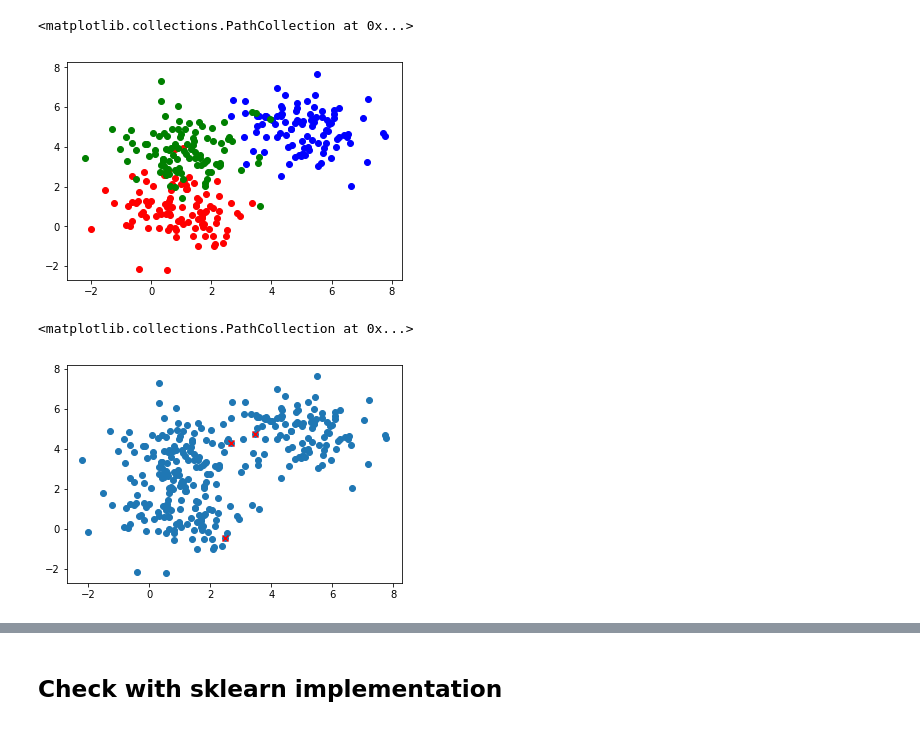
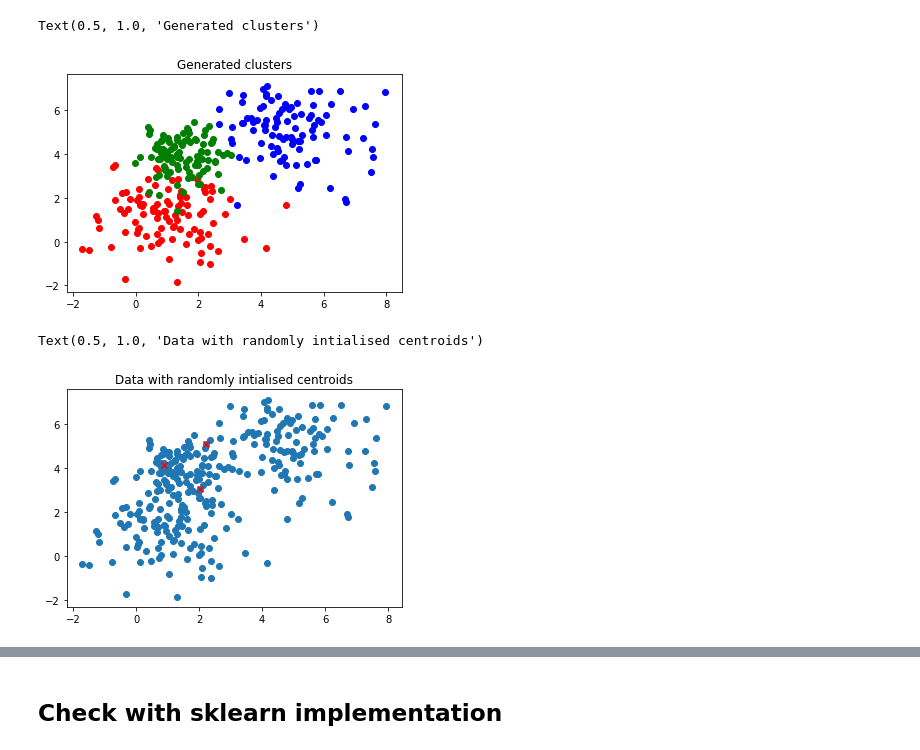
Before and after one commit to mike-snow/k-means, a Jupyter notebook: Example calculation of k-means.ipynb, the cells around one changed output, grey strips where cells are left out. Drawn from its saved outputs; the diff is of its cells as text; code cells hidden in the pictures.

```diff
--- a/Example calculation of k-means.ipynb
+++ b/Example calculation of k-means.ipynb
@@ -4,8 +4,10 @@ import numpy as np
 from sklearn.cluster import k_means
 import matplotlib.pyplot as plt
 # %%
-# cluster 1
+# create some gaussian cluster
 
 c1 = np.random.multivariate_normal([1,1], [[1,0],[0,1]], 100)
-c2 = np.random.multivariate_normal([5,5], [[1,0],[0,1]], 100)
-c3 = np.random.multivariate_normal([1,4], [[1.5,0],[0,1]], 100)
+c2 = np.random.multivariate_normal([5,5], [[1.5,0],[0,1.5]], 100)
+c3 = np.random.multivariate_normal([1.5,4], [[0.5,0],[0,0.5]], 100)
+
+data = np.vstack([np.vstack([c1,c2]),c3])
@@ -14,8 +14,9 @@ data = np.vstack([np.vstack([c1,c2]),c3])
 # %%
 plt.scatter(c1[:,0],c1[:,1], color='r')
 plt.scatter(c2[:,0],c2[:,1], color='b')
 plt.scatter(c3[:,0],c3[:,1], color='g')
+plt.title('Generated clusters')
 # %% [output]
-<matplotlib.collections.PathCollection at 0x...>
+Text(0.5, 1.0, 'Generated clusters')
-[figure, old version]
+[figure, new version]
 # %%
@@ -35,6 +36,7 @@ plt.scatter(data[:,0],data[:,1])
 plt.scatter(m1[0], m1[1], marker='x', color='r')
 plt.scatter(m2[0], m2[1], marker='x', color='r')
 plt.scatter(m3[0], m3[1], marker='x', color='r')
+plt.title('Data with randomly intialised centroids')
 # %% [output]
-<matplotlib.collections.PathCollection at 0x...>
+Text(0.5, 1.0, 'Data with randomly intialised centroids')
-[figure, old version]
+[figure, new version]
```
Also changed, not shown: parts of 6 cells of this notebook.
